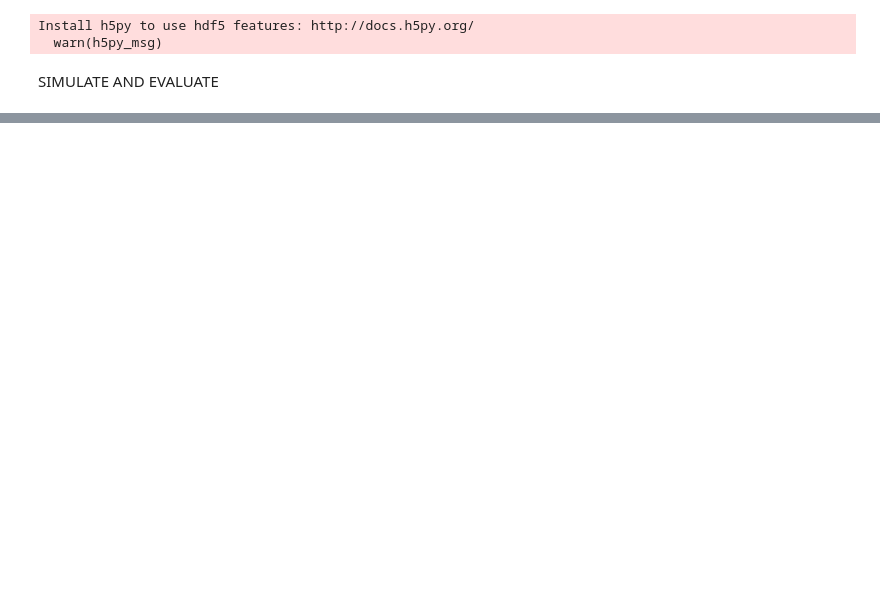
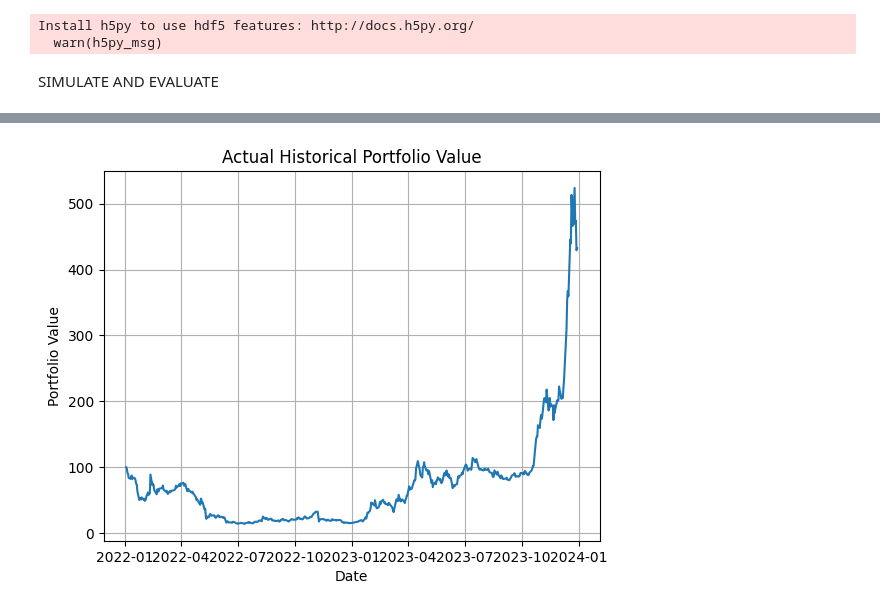
Before and after one commit to KirillKovalchuk02/thesis_clustering, a Jupyter notebook: simulation.ipynb, the cells around one changed output, grey strips where cells are left out. Saved outputs shown, nothing was run; the diff lists cells and outputs as text; code cells hidden in the pictures; blank space fills up the shorter version.

```diff
--- a/simulation.ipynb
+++ b/simulation.ipynb
@@ -100,0 +303,6 @@ dtype: float64
+# %%
+extreme_port = equalw_sets['minvar_w_cryptos_random_equalw']['portfolio_26'].copy()
+stock = 'INJUSDT'
+extreme_stock = {}
+extreme_stock[stock] = extreme_port[stock]
+extreme_port
@@ -100,0 +328,24 @@ dtype: float64
+# %%
+portfolio = extreme_stock.copy()
+# Ensure weights sum to 1
+weights = pd.Series(portfolio)
+weights = weights / weights.sum()
+
+# Example: Load your historical prices into price_df (date index, tickers as columns)
+# price_df = pd.read_csv('your_file.csv', index_col='Date', parse_dates=True)
+
+# Normalize prices: start all at 100
+normalized_prices = joined_df[weights.index] / joined_df[weights.index].iloc[0] * 100
+
+# Multiply by weights to get portfolio value
+portfolio_value = normalized_prices.dot(weights)
+
+# Plot it
+plt.plot(portfolio_value)
+plt.title("Actual Historical Portfolio Value")
+plt.xlabel("Date")
+plt.ylabel("Portfolio Value")
+plt.grid(True)
+plt.show()
+# %% [output]
+[figure, added]
```
Also changed, not shown: parts of 19 cells of this notebook, 23 other files.
